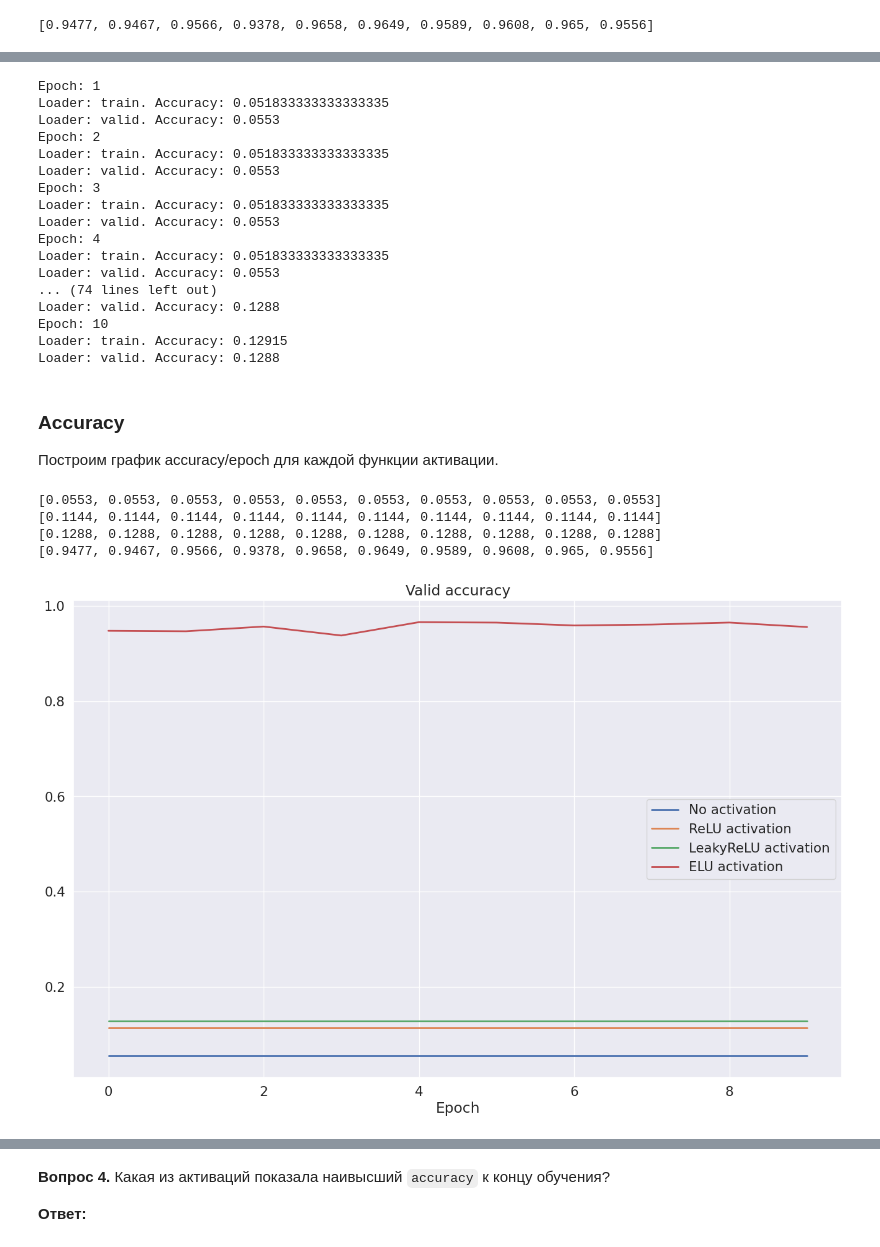
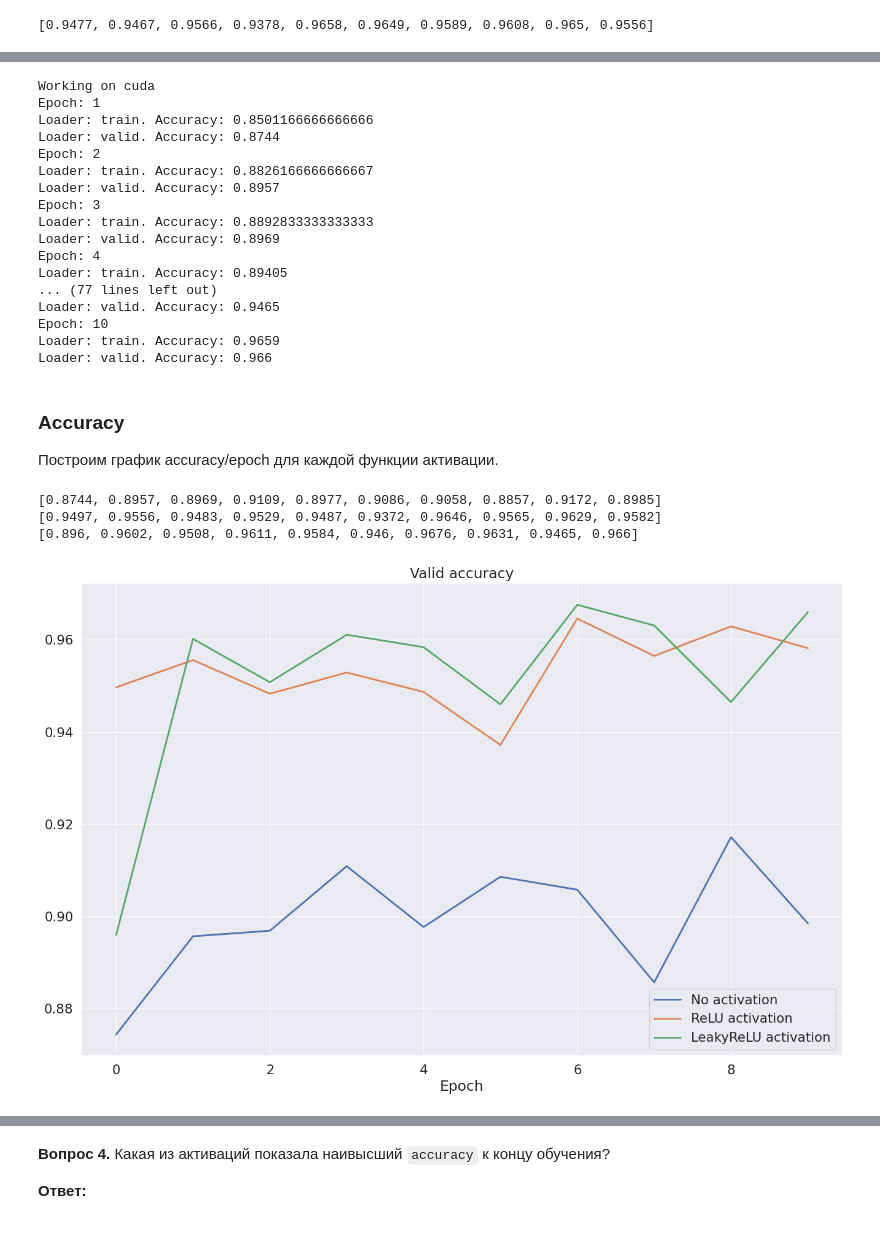
Before and after one commit to Talich12/deep_learning_study_projects, a Jupyter notebook: CNN home task/[homework]dense_and_convolutional_nn.ipynb, the cells around one changed output, grey strips where cells are left out. Saved outputs shown, nothing was run; the diff lists cells and outputs as text; code cells hidden in the pictures.

```diff
--- a/CNN home task/[homework]dense_and_convolutional_nn.ipynb
+++ b/CNN home task/[homework]dense_and_convolutional_nn.ipynb
@@ -486,0 +491,3 @@ def test_activation_function(activation):
+# %%
+model, accuracy = train_model(model, loaders)
+accuracy['valid']
@@ -487,25 +513,40 @@ def test_activation_function(activation):
+# %%
+# YOUR CODE. Do the same thing with other activations (it's better to wrap into a function that returns a list of accuracies)
+
+def test_activation_function(activation, loaders):
+    model = nn.Sequential(
+        nn.Flatten(),
+        nn.Linear(784, 128),
+        activation,
+        nn.Linear(128, 128),
+        activation,
+        nn.Linear(128, 10)
+    )
+
+    accuracy = train_model(model, loaders)[1]
+    return accuracy['valid']
 # %%
-plain_accuracy = test_activation_function(Identical())
-relu_accuracy = test_activation_function(nn.ReLU())
-leaky_relu_accuracy = test_activation_function(nn.LeakyReLU(negative_slope = 0.2))
+plain_accuracy = test_activation_function(Identical(), loaders)
+relu_accuracy = test_activation_function(nn.ReLU(), loaders)
+leaky_relu_accuracy = test_activation_function(nn.LeakyReLU(negative_slope = 0.2), loaders)
 # %% [output]
+Working on cuda
 Epoch: 1
-Loader: train. Accuracy: 0.051833333333333335
-Loader: valid. Accuracy: 0.0553
+Loader: train. Accuracy: 0.8501166666666666
+Loader: valid. Accuracy: 0.8744
 Epoch: 2
-Loader: train. Accuracy: 0.051833333333333335
-Loader: valid. Accuracy: 0.0553
+Loader: train. Accuracy: 0.8826166666666667
+Loader: valid. Accuracy: 0.8957
 Epoch: 3
-Loader: train. Accuracy: 0.051833333333333335
-Loader: valid. Accuracy: 0.0553
+Loader: train. Accuracy: 0.8892833333333333
+Loader: valid. Accuracy: 0.8969
 Epoch: 4
-Loader: train. Accuracy: 0.051833333333333335
-Loader: valid. Accuracy: 0.0553
-... (74 lines left out)
-Loader: valid. Accuracy: 0.1288
+Loader: train. Accuracy: 0.89405
+... (77 lines left out)
+Loader: valid. Accuracy: 0.9465
 Epoch: 10
-Loader: train. Accuracy: 0.12915
-Loader: valid. Accuracy: 0.1288
+Loader: train. Accuracy: 0.9659
+Loader: valid. Accuracy: 0.966
 # %% [markdown]
 ### Accuracy
 Построим график accuracy/epoch для каждой функции активации.
@@ -513,12 +554,10 @@ Loader: valid. Accuracy: 0.1288
 print(plain_accuracy)
 print(relu_accuracy)
 print(leaky_relu_accuracy)
-print(elu_accuracy)
 # %% [output]
-[0.0553, 0.0553, 0.0553, 0.0553, 0.0553, 0.0553, 0.0553, 0.0553, 0.0553, 0.0553]
-[0.1144, 0.1144, 0.1144, 0.1144, 0.1144, 0.1144, 0.1144, 0.1144, 0.1144, 0.1144]
-[0.1288, 0.1288, 0.1288, 0.1288, 0.1288, 0.1288, 0.1288, 0.1288, 0.1288, 0.1288]
-[0.9477, 0.9467, 0.9566, 0.9378, 0.9658, 0.9649, 0.9589, 0.9608, 0.965, 0.9556]
+[0.8744, 0.8957, 0.8969, 0.9109, 0.8977, 0.9086, 0.9058, 0.8857, 0.9172, 0.8985]
+[0.9497, 0.9556, 0.9483, 0.9529, 0.9487, 0.9372, 0.9646, 0.9565, 0.9629, 0.9582]
+[0.896, 0.9602, 0.9508, 0.9611, 0.9584, 0.946, 0.9676, 0.9631, 0.9465, 0.966]
 # %%
 criterion = nn.CrossEntropyLoss()
 optimizer = torch.optim.Adam(model.parameters())
@@ -527,17 +566,17 @@ loaders = {"train": train_dataloader, "valid": valid_dataloader}
 # %%
 sns.set(style="darkgrid", font_scale=1.4)
 
+max_epochs = 10
 plt.figure(figsize=(16, 10))
 plt.title("Valid accuracy")
 plt.plot(range(max_epochs), plain_accuracy, label="No activation", linewidth=2)
 plt.plot(range(max_epochs), relu_accuracy, label="ReLU activation", linewidth=2)
 plt.plot(range(max_epochs), leaky_relu_accuracy, label="LeakyReLU activation", linewidth=2)
-plt.plot(range(max_epochs), elu_accuracy, label="ELU activation", linewidth=2)
 plt.legend()
 plt.xlabel("Epoch")
 plt.show()
 # %% [output]
-[figure, old version]
+[figure, new version]
 # %%
 plt.figure(figsize=(16, 10))
 plt.title("Valid accuracy")
```
Also changed, not shown: parts of 5 cells of this notebook, 1 other file.
